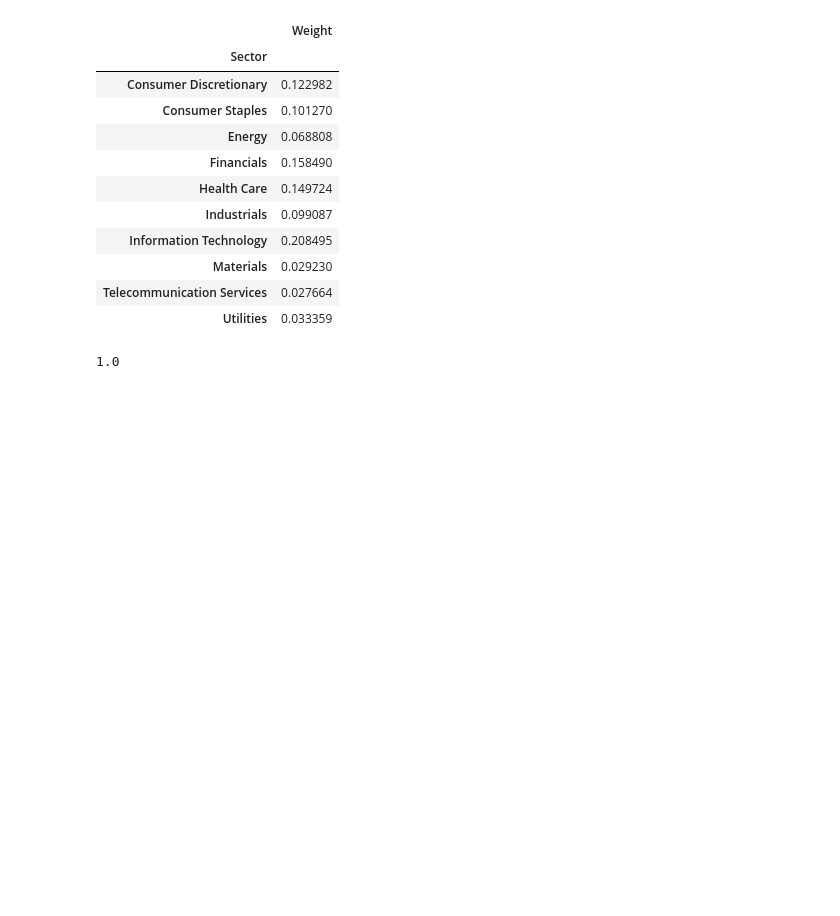
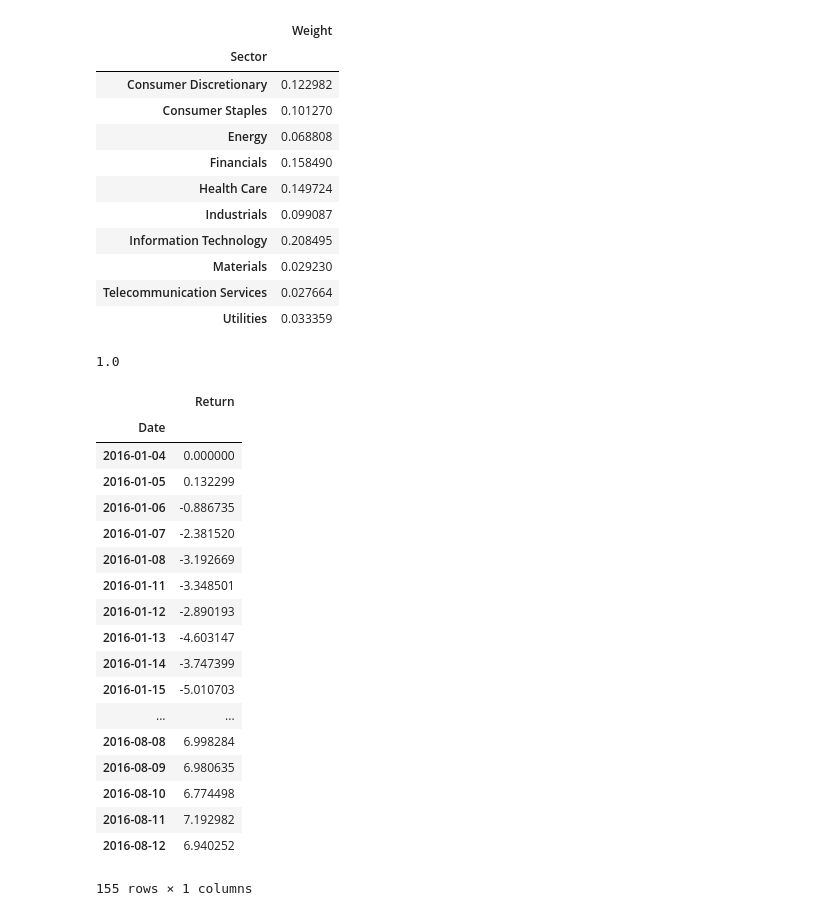
Before and after one commit to gold5201/ARPM2016, a Jupyter notebook: ARPM2016.ipynb, the cells around one changed output. Saved outputs shown, nothing was run; the diff lists cells and outputs as text; code cells hidden in the pictures; blank space fills up the shorter version.

```diff
--- a/ARPM2016.ipynb
+++ b/ARPM2016.ipynb
@@ -123,3 +127,48 @@ sectors
 np.round(sectors['Weight'].sum())
 # %% [output]
 1.0
+# %%
+wCD = sectors.at['Consumer Discretionary', 'Weight']
+wCS = sectors.at['Consumer Staples', 'Weight']
+wEN = sectors.at['Energy', 'Weight']
+wFI = sectors.at['Financials', 'Weight']
+wHC = sectors.at['Health Care', 'Weight']
+wIN = sectors.at['Industrials', 'Weight']
+wIT = sectors.at['Information Technology', 'Weight']
+wMA = sectors.at['Materials', 'Weight']
+wTE = sectors.at['Telecommunication Services', 'Weight']
+wUT = sectors.at['Utilities', 'Weight']
+
+weighted_returns =  wCD * factors['Consumer Discretionary']
+weighted_returns +=  wCS * factors['Consumer Staples']
+weighted_returns +=  wEN * factors['Energy']
+weighted_returns +=  wFI * factors['Financials']
+weighted_returns +=  wHC * factors['Health Care']
+weighted_returns +=  wIN * factors['Industrials']
+weighted_returns +=  wIT * factors['Information Technology']
+weighted_returns +=  wMA * factors['Materials']
+weighted_returns +=  wTE * factors['Telecommunication Services']
+weighted_returns +=  wUT * factors['Utilities']
+weighted_returns = pd.DataFrame(weighted_returns)
+weighted_returns.columns = ['Return']
+weighted_returns
+# %% [output]
+|  | Return |
+| Date |  |
+| 2016-01-04 | 0.000000 |
+| 2016-01-05 | 0.132299 |
+| 2016-01-06 | -0.886735 |
+| 2016-01-07 | -2.381520 |
+| 2016-01-08 | -3.192669 |
+| 2016-01-11 | -3.348501 |
+| 2016-01-12 | -2.890193 |
+| 2016-01-13 | -4.603147 |
+| 2016-01-14 | -3.747399 |
+| 2016-01-15 | -5.010703 |
+| ... | ... |
+| 2016-08-08 | 6.998284 |
+| 2016-08-09 | 6.980635 |
+| 2016-08-10 | 6.774498 |
+| 2016-08-11 | 7.192982 |
+| 2016-08-12 | 6.940252 |
+155 rows × 1 columns
```
Also changed, not shown: parts of 4 cells of this notebook.
